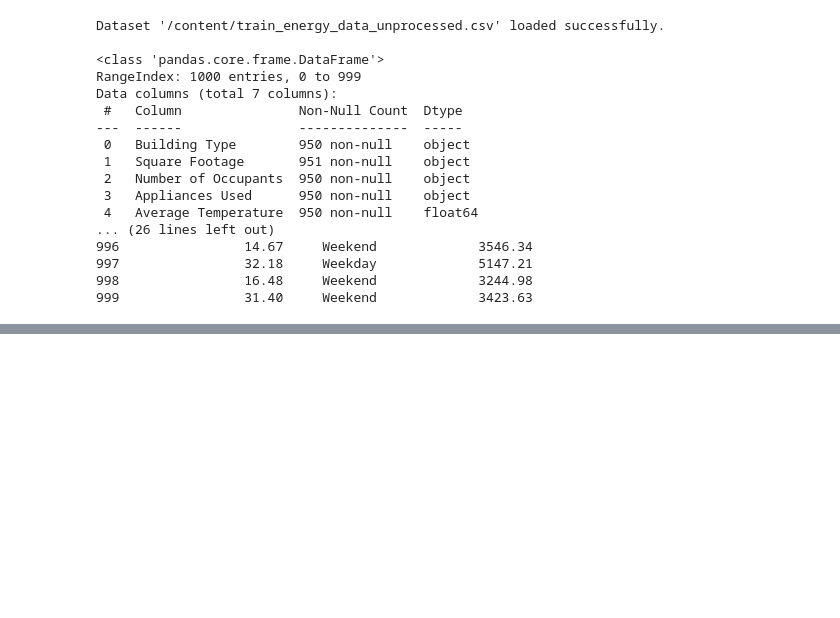
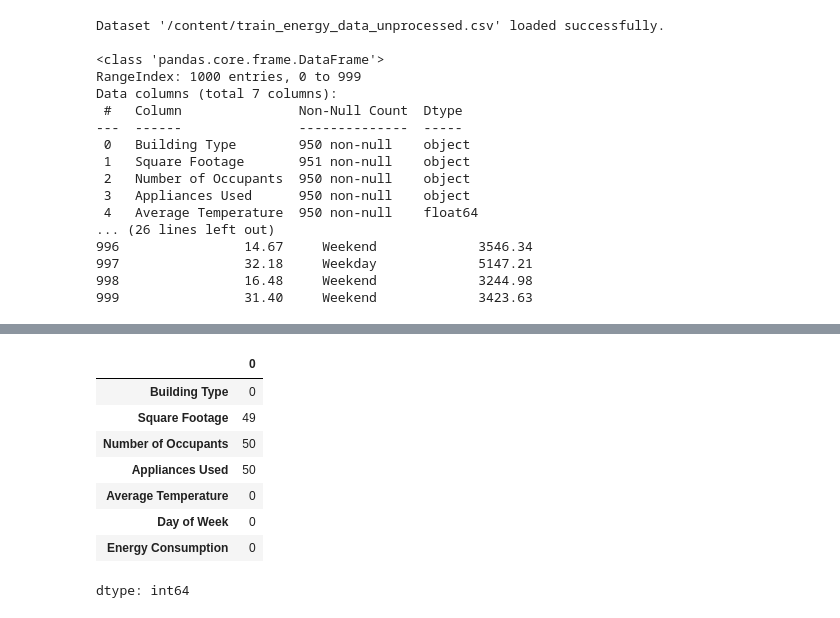
Before and after one commit to DGP2020/r5a_ailab, a Jupyter notebook: ml_lab_9july.ipynb, the cells around one changed output, grey strips where cells are left out. Cells and saved outputs as stored; diff of their text form; code cells hidden in the pictures; blank space fills up the shorter version.

```diff
--- a/ml_lab_9july.ipynb
+++ b/ml_lab_9july.ipynb
@@ -50,16 +34,0 @@ dtype: object
-# %%
-
-# Convert 'Number of Occupants' to numeric, coercing errors to NaN
-df['Number of Occupants'] = pd.to_numeric(df['Number of Occupants'], errors='coerce')
-df['Number of Occupants'] = df['Number of Occupants'].fillna(df['Number of Occupants'].mean())
-df.isnull().sum()
-# Convert 'Energy consumption' to numeric, coercing errors to NaN (if it wasn't already)
-df['Energy Consumption'] = pd.to_numeric(df['Energy Consumption'], errors='coerce')
-df['Energy Consumption'] = df['Energy Consumption'].fillna(df['Energy Consumption'].median())
-
-df['Average Temperature'] = pd.to_numeric(df['Average Temperature'], errors='coerce')
-df['Average Temperature']=df['Average Temperature'].fillna(df['Average Temperature'].mode()[0])
-
-df.isnull().sum()
-df.dropna(inplace=True)
-df.isnull().sum()
@@ -129,0 +50,20 @@ MinMax_scale             1.000000
+# %%
+
+# 2. Impute numerical target/feature missing values with median
+df['Average Temperature'] = df['Average Temperature'].fillna(df['Average Temperature'].median())
+df['Energy Consumption'] = df['Energy Consumption'].fillna(df['Energy Consumption'].median())
+
+# 3. Impute categorical missing values with the most frequent value (mode)
+df['Building Type'] = df['Building Type'].fillna(df['Building Type'].mode()[0])
+df['Day of Week'] = df['Day of Week'].fillna(df['Day of Week'].mode()[0])
+df.isnull().sum()
+# %% [output]
+|  | 0 |
+| Building Type | 0 |
+| Square Footage | 49 |
+| Number of Occupants | 50 |
+| Appliances Used | 50 |
+| Average Temperature | 0 |
+| Day of Week | 0 |
+| Energy Consumption | 0 |
+dtype: int64
```
Also changed, not shown: parts of 19 cells of this notebook.
